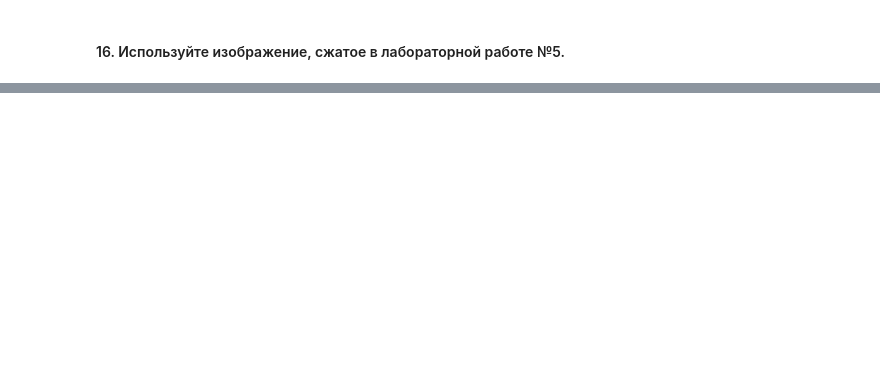
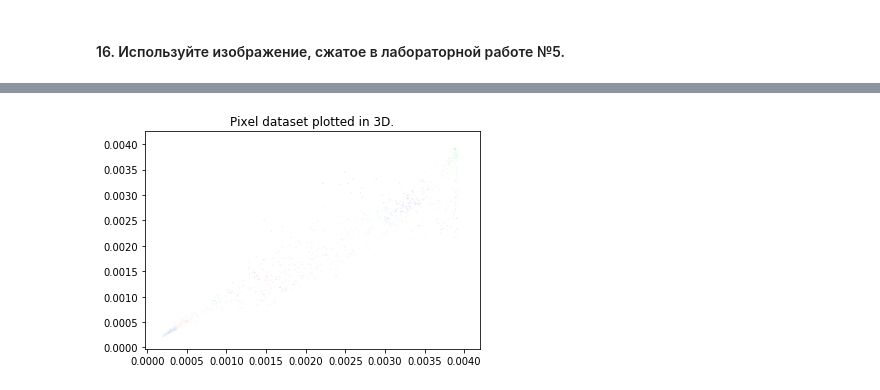
Before and after one commit to Mihlyuk/machine-learning-course, a Jupyter notebook: assignment7.ipynb, the cells around one changed output, grey strips where cells are left out. Saved outputs shown, nothing was run; the diff lists cells and outputs as text; code cells hidden in the pictures; blank space fills up the shorter version.

```diff
--- a/assignment7.ipynb
+++ b/assignment7.ipynb
@@ -213,0 +228,33 @@ X = A.reshape(img_size[0] * img_size[1], 3)
+# %%
+def computeCentroids(X, idx, K):
+    m, n = np.shape(X)
+    centroids = np.zeros((K, n), dtype=float)
+
+    for i in range(K):
+        centroids[i, :] = (X.T @ (idx == i) / np.sum(idx == i)).reshape(-1)
+
+    return centroids
+# %%
+def kMeansInitCentroids(X, K):
+    randix = np.random.permutation(np.size(X, 0))
+    centroids = X[randix[:K], :]
+    return centroids
+# %%
+def runkMeans(X, initial_centroids, max_iters):
+    m, n = np.shape(X)
+    K = np.size(initial_centroids, 0)
+    centroids = initial_centroids
+    previous_centroids = centroids
+    idx = np.zeros((m, 1), dtype=float)
+
+    for i in range(max_iters):
+        print('K-Means iteration %d/%d...\n' % (i + 1, max_iters))
+        idx = findClosestCentroids(X, centroids)
+        centroids = computeCentroids(X, idx, K)
+
+    return centroids, idx
+# %%
+K = 16
+max_iters = 10
+initial_centroids = kMeansInitCentroids(X, K)
+centroids, idx = runkMeans(X, initial_centroids, max_iters)
@@ -213,0 +281,14 @@ X = A.reshape(img_size[0] * img_size[1], 3)
+# %%
+sel = np.floor(np.random.rand(1000,) * np.size(X, 0)).astype(int) + 1
+colors = cm.rainbow(np.linspace(0, 1, K))
+fig = plt.figure()
+ax = fig.add_subplot(111)
+ax.scatter(np.reshape(X[sel, 0], -1),
+           np.reshape(X[sel, 1], -1),
+           np.reshape(X[sel, 2], -1),
+           c=np.reshape(idx[sel], -1),
+           cmap=pltcolor.ListedColormap(colors), marker='o')
+ax.set_title('Pixel dataset plotted in 3D.')
+plt.show()
+# %% [output]
+[figure, added]
```
Also changed, not shown: parts of 9 cells of this notebook.
